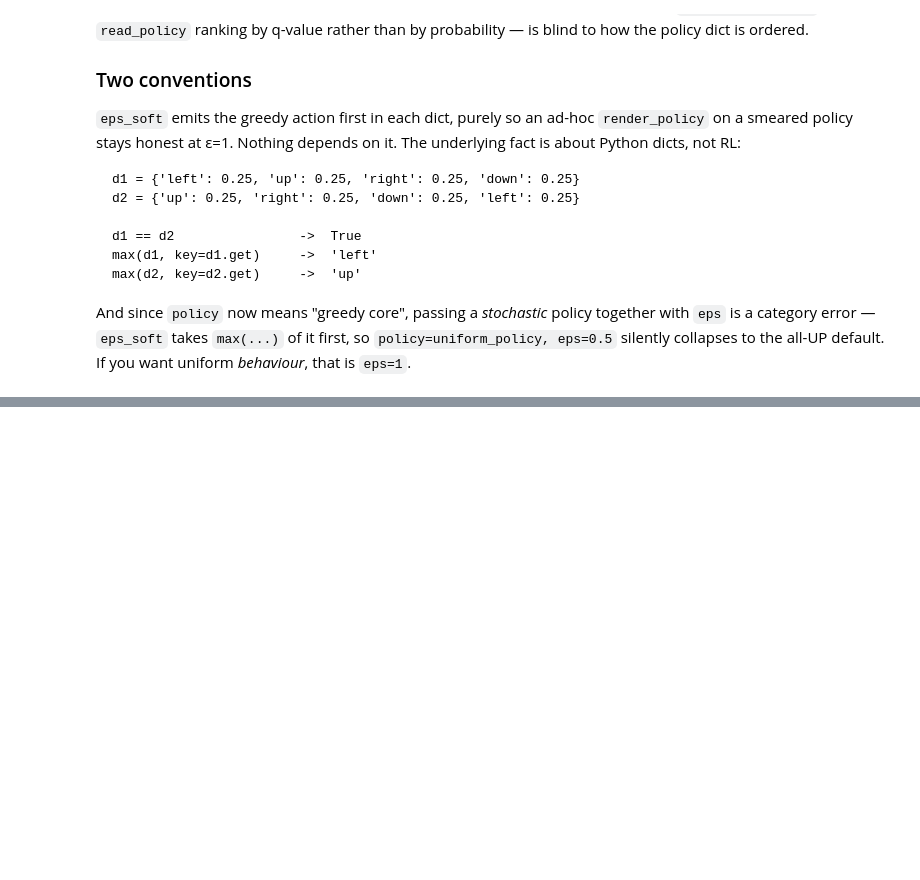
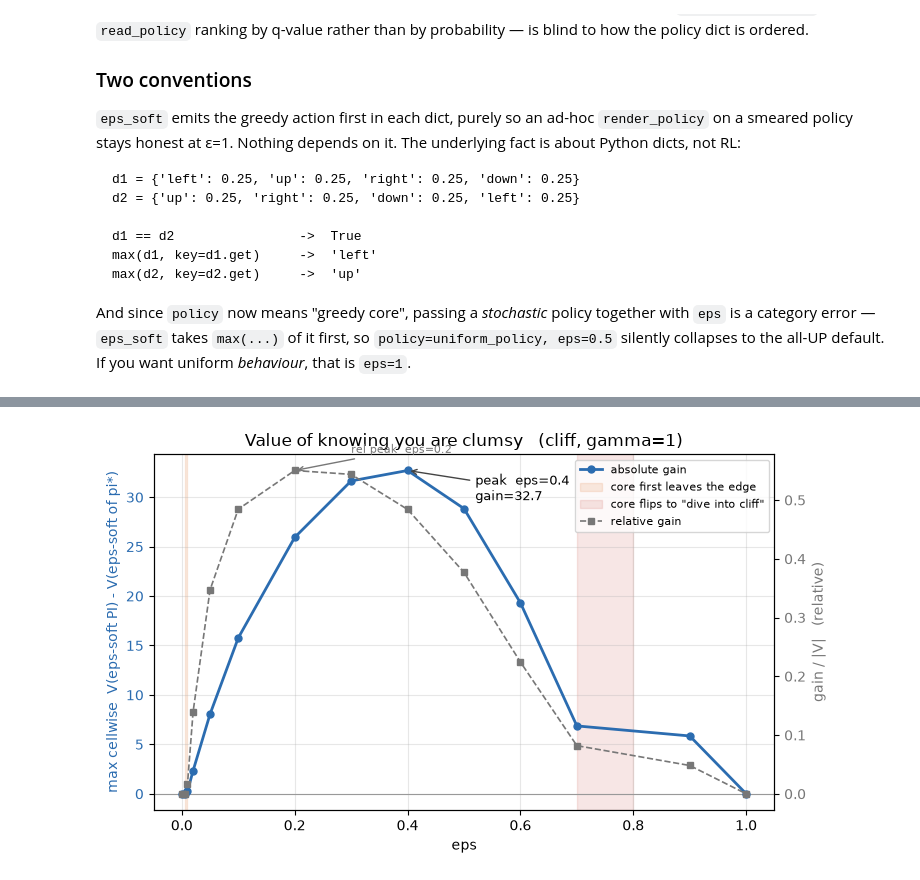
Before and after one commit to rgsk/ml-tracks, a Jupyter notebook: nb/rl/handwritten/value_and_policy_iteration_probs.ipynb, the cells around one changed output, grey strips where cells are left out. Saved outputs shown, nothing was run; the diff lists cells and outputs as text; code cells hidden in the pictures; blank space fills up the shorter version.

```diff
--- a/nb/rl/handwritten/value_and_policy_iteration_probs.ipynb
+++ b/nb/rl/handwritten/value_and_policy_iteration_probs.ipynb
@@ -782,0 +794,8 @@ silently collapses to the all-UP default. If you want uniform *behaviour*, that
+# %%
+cliff = Grid(
+    rows=4,
+    cols=12,
+    step_reward=-1,
+    walls=set(),
+    terminals={(3, c): -100 for c in range(1, 11)} | {(3, 11): -1},
+)
@@ -782,0 +855,7 @@ silently collapses to the all-UP default. If you want uniform *behaviour*, that
+# %%
+pi_star, _, _ = value_iteration(cliff, gamma=1.0)
+for e in [None, 0, 0.005, 0.01, 0.02, 0.05, 0.1, 0.2, 0.5, 0.9, 1.0]:
+    print('$$$$$$$$$$$$$$$$')
+    print(f'eps={e}')
+    print('$$$$$$$$$$$$$$$$')
+    policy_iteration(cliff, [r[:] for r in pi_star], eps=e, gamma=1.0)
@@ -782,0 +990,51 @@ silently collapses to the all-UP default. If you want uniform *behaviour*, that
+# %%
+import matplotlib.pyplot as plt
+
+eps = [x.eps for x in results]
+gain = [x.gain for x in results]
+rel = [x.gain / x.absA if x.absA else 0.0 for x in results]
+peak = max(range(len(gain)), key=lambda i: gain[i])
+peak_rel = max(range(len(rel)), key=lambda i: rel[i])
+
+fig, ax = plt.subplots(figsize=(7.5, 4.5))
+ax.plot(eps, gain, 'o-', color='#2b6cb0', lw=2, ms=5, zorder=3, label='absolute gain')
+ax.axhline(0, color='#999', lw=0.8)
+
+# the two structural boundaries
+ax.axvspan(0.005, 0.01, color='#e07b39', alpha=0.15, label='core first leaves the edge')
+ax.axvspan(0.7, 0.8, color='#c0392b', alpha=0.12, label='core flips to "dive into cliff"')
+
+ax.annotate(
+    f'peak  eps={eps[peak]}\ngain={gain[peak]:.1f}',
+    xy=(eps[peak], gain[peak]),
+    xytext=(eps[peak] + 0.12, gain[peak] - 3),
+    arrowprops=dict(arrowstyle='->', color='#444'),
+    fontsize=9,
+)
+
+ax2 = ax.twinx()
+ax2.plot(eps, rel, 's--', color='#777', ms=4, lw=1.2, zorder=2, label='relative gain')
+ax2.set_ylabel('gain / |V|   (relative)', color='#777')
+ax2.tick_params(axis='y', labelcolor='#777')
+ax2.annotate(
+    f'rel peak  eps={eps[peak_rel]}',
+    xy=(eps[peak_rel], rel[peak_rel]),
+    xytext=(eps[peak_rel] + 0.10, rel[peak_rel] + 0.03),
+    arrowprops=dict(arrowstyle='->', color='#777'),
+    fontsize=8,
+    color='#777',
+)
+
+ax.set_xlabel('eps')
+ax.set_ylabel('max cellwise  V(eps-soft PI) - V(eps-soft of pi*)', color='#2b6cb0')
+ax.tick_params(axis='y', labelcolor='#2b6cb0')
+ax.set_title('Value of knowing you are clumsy   (cliff, gamma=1)')
+
+h1, l1 = ax.get_legend_handles_labels()
+h2, l2 = ax2.get_legend_handles_labels()
+ax.legend(h1 + h2, l1 + l2, fontsize=8, loc='upper right')
+ax.grid(alpha=0.3)
+fig.tight_layout()
+plt.show()
+# %% [output]
+[figure, added]
```
Also changed, not shown: parts of 14 cells of this notebook, 1 other file.
